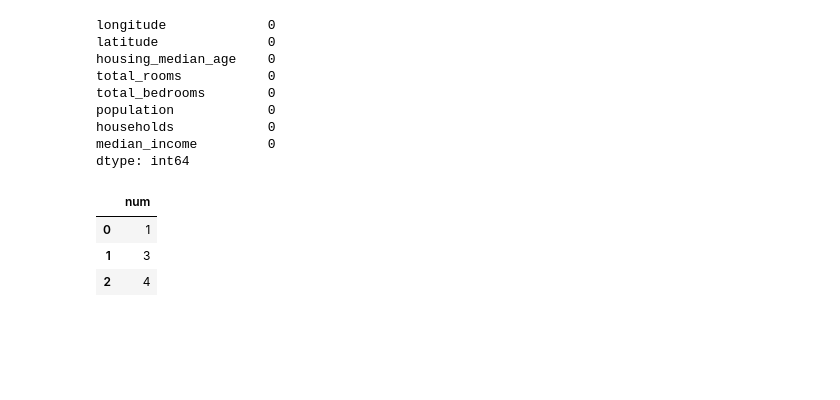
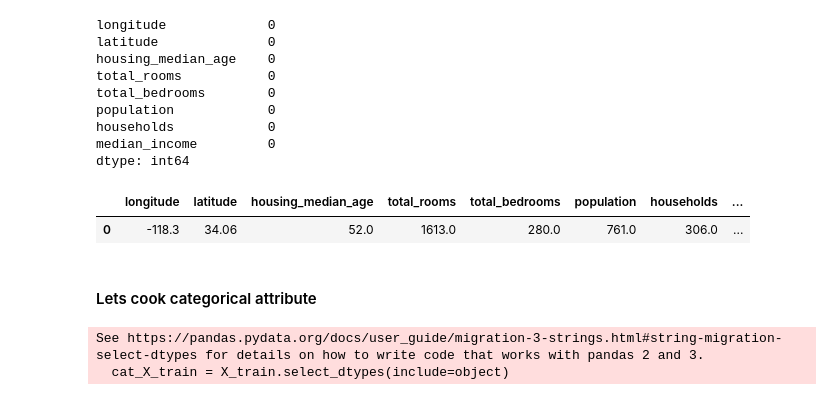
Before and after one commit to nesredinm/Housing_Price_Exercise, a Jupyter notebook: Housing_Investment_Analysis.ipynb, the cells around one changed output. Cells and saved outputs as stored; diff of their text form; code cells hidden in the pictures; blank space fills up the shorter version.

Commit message:
Categorical attribute preparation

```diff
--- a/Housing_Investment_Analysis.ipynb
+++ b/Housing_Investment_Analysis.ipynb
@@ -172,9 +189,14 @@ households            0
 median_income         0
 dtype: int64
 # %%
-pd.DataFrame({"num": [1,3,4]})
+num_X_train.mode()
 # %% [output]
-|  | num |
-| 0 | 1 |
-| 1 | 3 |
-| 2 | 4 |
+|  | longitude | latitude | housing_median_age | total_rooms | total_bedrooms | population | households | ... |
+| 0 | -118.3 | 34.06 | 52.0 | 1613.0 | 280.0 | 761.0 | 306.0 | ... |
+# %% [markdown]
+#### Lets cook categorical attribute
+# %%
+cat_X_train = X_train.select_dtypes(include=object)
+# %% [output]
+See https://pandas.pydata.org/docs/user_guide/migration-3-strings.html#string-migration-select-dtypes for details on how to write code that works with pandas 2 and 3.
+  cat_X_train = X_train.select_dtypes(include=object)
```
Also changed, not shown: parts of 15 cells of this notebook.
